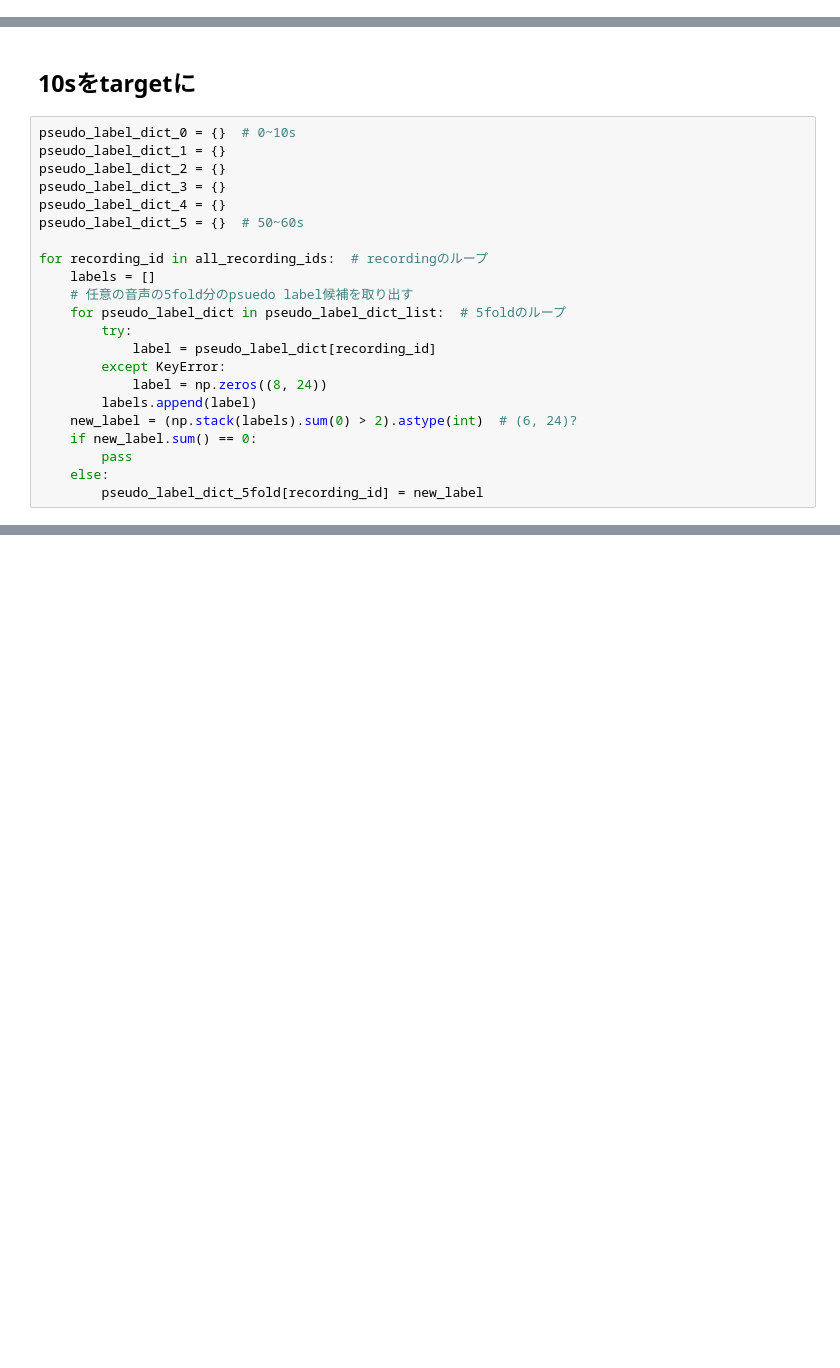
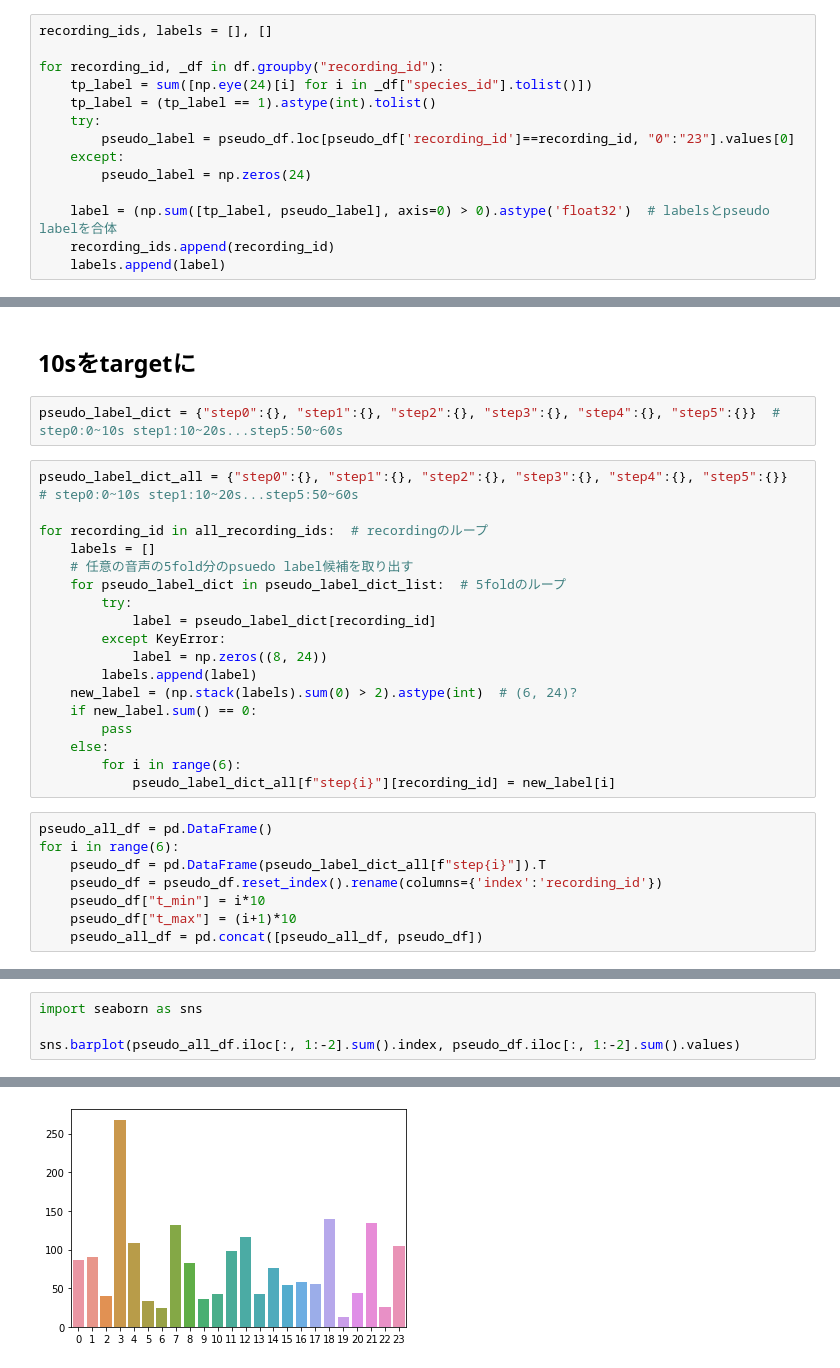
Before and after one commit to kuto5046/kaggle-rainforest, a Jupyter notebook: pseudo_labeling.ipynb, the cells around one changed output, grey strips where cells are left out. Cells and saved outputs as stored; diff of their text form; blank space fills up the shorter version.

```diff
--- a/pseudo_labeling.ipynb
+++ b/pseudo_labeling.ipynb
@@ -66,3 +50,17 @@ df
+# %%
+recording_ids, labels = [], []
+
+for recording_id, _df in df.groupby("recording_id"):
+    tp_label = sum([np.eye(24)[i] for i in _df["species_id"].tolist()])
+    tp_label = (tp_label == 1).astype(int).tolist()
+    try:
+        pseudo_label = pseudo_df.loc[pseudo_df['recording_id']==recording_id, "0":"23"].values[0]
+    except:
+        pseudo_label = np.zeros(24)
+
+    label = (np.sum([tp_label, pseudo_label], axis=0) > 0).astype('float32')  # labelsとpseudo labelを合体
+    recording_ids.append(recording_id)
+    labels.append(label)
 # %%
 
 pseudo_label_dict_list = []
@@ -186,13 +184,10 @@ sns.barplot(pseudo_df.iloc[:, 1:].sum().index, pseudo_df.iloc[:, 1:].sum().value
 pseudo_df.to_csv("./input/rfcx-species-audio-detection/train_ps60.csv", index=False)
 # %% [markdown]
 ## 10sをtargetに
+# %%
+pseudo_label_dict = {"step0":{}, "step1":{}, "step2":{}, "step3":{}, "step4":{}, "step5":{}}  # step0:0~10s step1:10~20s...step5:50~60s
 # %%
-pseudo_label_dict_0 = {}  # 0~10s
-pseudo_label_dict_1 = {}
-pseudo_label_dict_2 = {}
-pseudo_label_dict_3 = {}
-pseudo_label_dict_4 = {}
-pseudo_label_dict_5 = {}  # 50~60s
+pseudo_label_dict_all = {"step0":{}, "step1":{}, "step2":{}, "step3":{}, "step4":{}, "step5":{}}  # step0:0~10s step1:10~20s...step5:50~60s
 
 for recording_id in all_recording_ids:  # recordingのループ
     labels = []
@@ -207,4 +202,13 @@ for recording_id in all_recording_ids:  # recordingのループ
     if new_label.sum() == 0:
         pass
     else:
-        pseudo_label_dict_5fold[recording_id] = new_label
+        for i in range(6):
+            pseudo_label_dict_all[f"step{i}"][recording_id] = new_label[i]
+# %%
+pseudo_all_df = pd.DataFrame()
+for i in range(6):
+    pseudo_df = pd.DataFrame(pseudo_label_dict_all[f"step{i}"]).T
+    pseudo_df = pseudo_df.reset_index().rename(columns={'index':'recording_id'})
+    pseudo_df["t_min"] = i*10
+    pseudo_df["t_max"] = (i+1)*10
+    pseudo_all_df = pd.concat([pseudo_all_df, pseudo_df])
@@ -210,0 +244,5 @@ for recording_id in all_recording_ids:  # recordingのループ
+# %%
+import seaborn as sns
+
+sns.barplot(pseudo_all_df.iloc[:, 1:-2].sum().index, pseudo_df.iloc[:, 1:-2].sum().values)
+# %% [output]
@@ -210,0 +250 @@ for recording_id in all_recording_ids:  # recordingのループ
+[figure, added]
```
Also changed, not shown: parts of 5 cells of this notebook, 1 other file.
